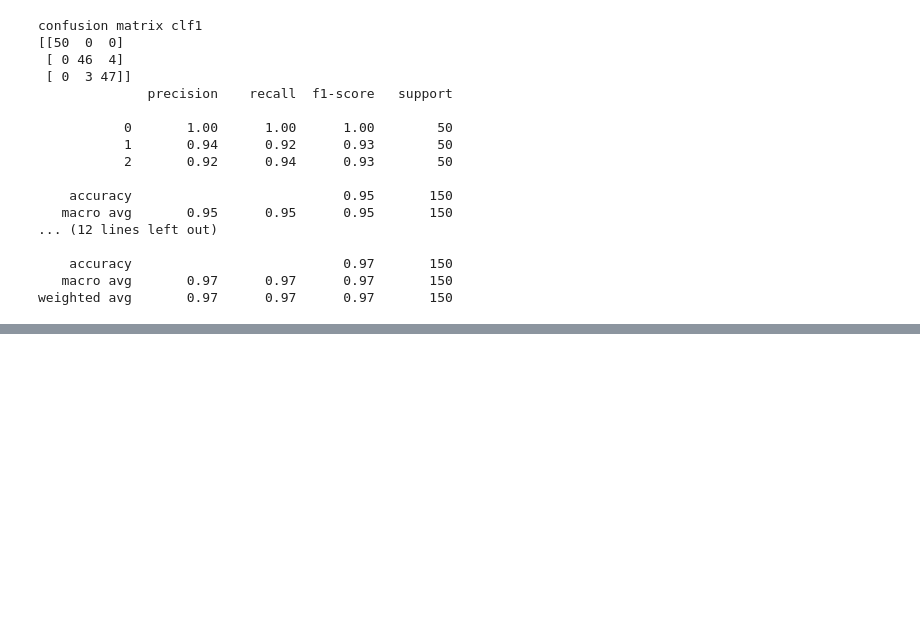
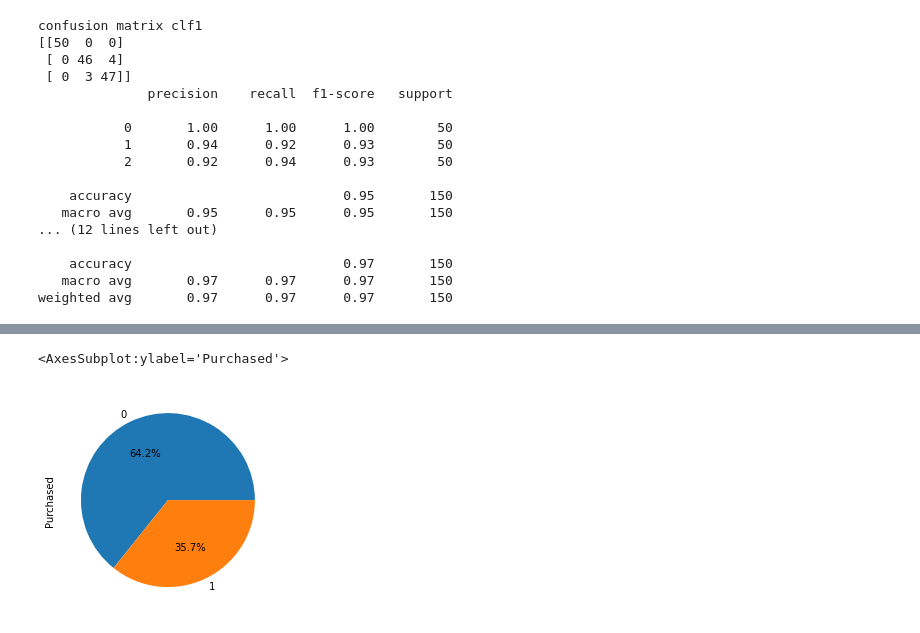
Before and after one commit to kashishjais/Machine-Learning, a Jupyter notebook: supervised/classification_balancing_classes.ipynb, the cells around one changed output, grey strips where cells are left out. Cells and saved outputs as stored; diff of their text form; code cells hidden in the pictures; blank space fills up the shorter version.

```diff
--- a/supervised/classification_balancing_classes.ipynb
+++ b/supervised/classification_balancing_classes.ipynb
@@ -89,0 +92,3 @@ weighted avg       0.97      0.97      0.97       150
+# %%
+df=pd.read_csv('https://raw.githubusercontent.com/digipodium/Datasets/main/Social_Network_Ads.csv')
+df.head()
@@ -89,0 +102,5 @@ weighted avg       0.97      0.97      0.97       150
+# %%
+df.Purchased.value_counts().plot.pie(autopct='%.1f%%')
+# %% [output]
+<AxesSubplot:ylabel='Purchased'>
+[figure, added]
```
Also changed, not shown: parts of 13 cells of this notebook, 2 other files.
